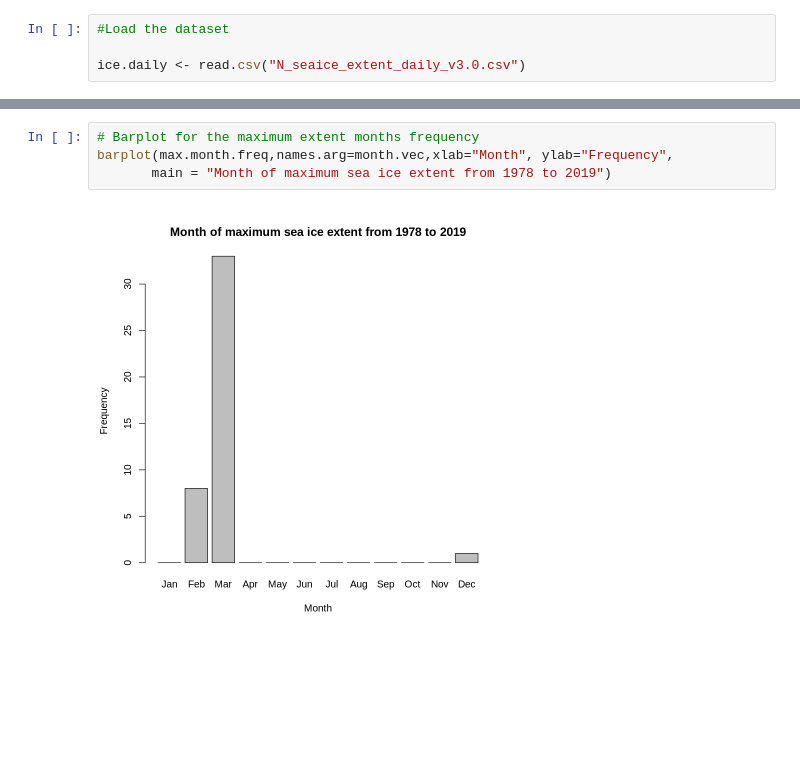
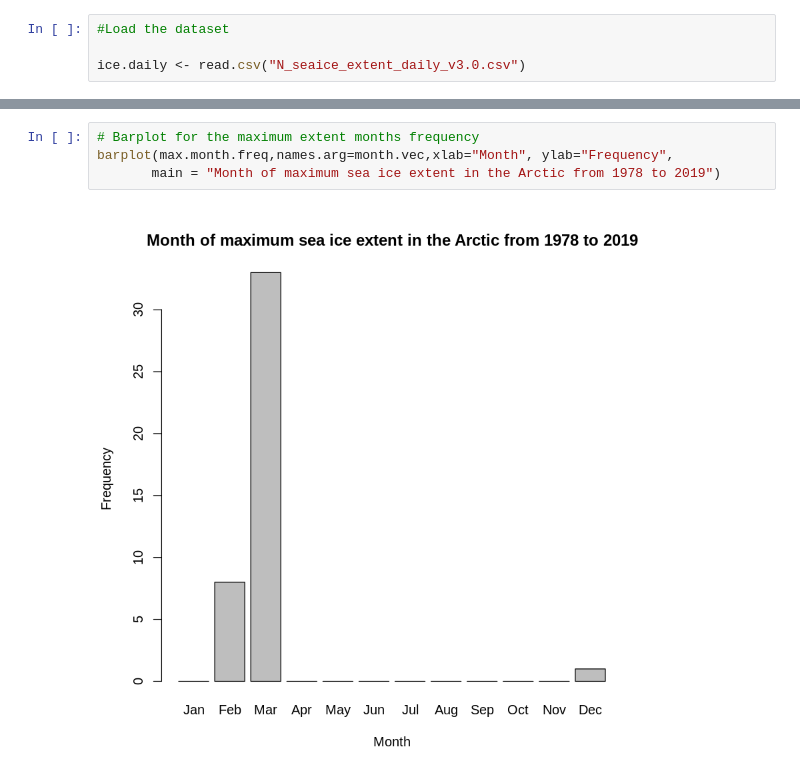
Before and after one commit to NTrevisani/DataScienceMaster, a Jupyter notebook: Estadistica/Practica1/Practica1.ipynb, the cells around one changed output, grey strips where cells are left out. Drawn from its saved outputs; the diff is of its cells as text; blank space fills up the shorter version.

```diff
--- a/Estadistica/Practica1/Practica1.ipynb
+++ b/Estadistica/Practica1/Practica1.ipynb
@@ -98,6 +114,6 @@ barplot(min.month.freq,names.arg=month.vec,xlab="Month", ylab="Frequency",
 # %%
 # Barplot for the maximum extent months frequency
 barplot(max.month.freq,names.arg=month.vec,xlab="Month", ylab="Frequency",
-       main = "Month of maximum sea ice extent from 1978 to 2019")
+       main = "Month of maximum sea ice extent in the Arctic from 1978 to 2019")
 # %% [output]
-[figure, old version]
+[figure, new version]
```
Also changed, not shown: parts of 14 cells of this notebook.
